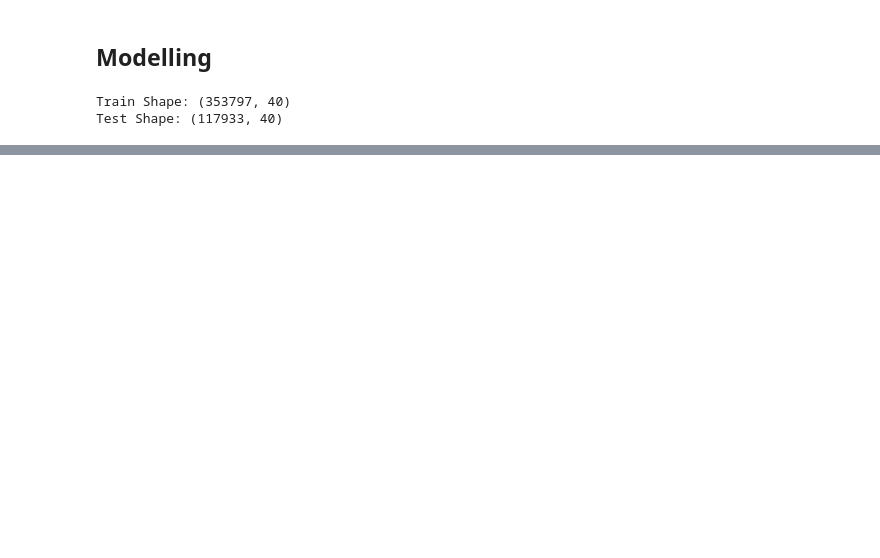
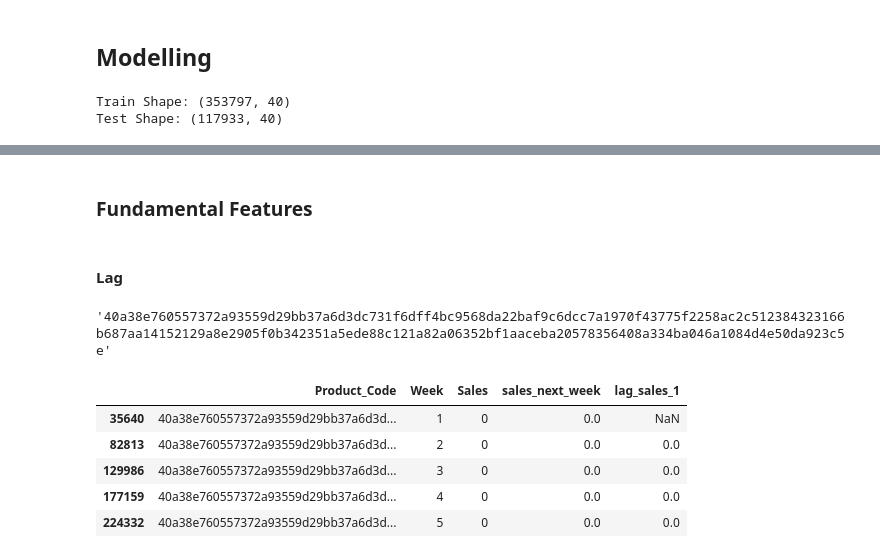
Before and after one commit to Leonel481/ENTEL_DATATHON, a Jupyter notebook: Notebook_Richard.ipynb, the cells around one changed output, grey strips where cells are left out. Cells and saved outputs as stored; diff of their text form; code cells hidden in the pictures; blank space fills up the shorter version.

```diff
--- a/Notebook_Richard.ipynb
+++ b/Notebook_Richard.ipynb
@@ -373,0 +459,4 @@ FloatingPointError: overflow encountered in square
+# %%
+split_point = 40
+melt_train = melt[melt['Week'] < split_point].copy()
+melt_valid = melt[melt['Week'] >= split_point].copy()
@@ -373,0 +507,4 @@ FloatingPointError: overflow encountered in square
+# %% [markdown]
+### Fundamental Features
+# %% [markdown]
+#### Lag
@@ -373,0 +513,13 @@ FloatingPointError: overflow encountered in square
+# %%
+melt_train.iloc[12825,0]
+# %% [output]
+'40a38e760557372a93559d29bb37a6d3dc731f6dff4bc9568da22baf9c6dcc7a1970f43775f2258ac2c512384323166b687aa14152129a8e2905f0b342351a5ede88c121a82a06352bf1aaceba20578356408a334ba046a1084d4e50da923c5e'
+# %%
+melt_train[melt_train['Product_Code'] == "40a38e760557372a93559d29bb37a6d3dc731f6dff4bc9568da22baf9c6dcc7a1970f43775f2258ac2c512384323166b687aa14152129a8e2905f0b342351a5ede88c121a82a06352bf1aaceba20578356408a334ba046a1084d4e50da923c5e"].head()
+# %% [output]
+|  | Product_Code | Week | Sales | sales_next_week | lag_sales_1 |
+| 35640 | 40a38e760557372a93559d29bb37a6d3d... | 1 | 0 | 0.0 | NaN |
+| 82813 | 40a38e760557372a93559d29bb37a6d3d... | 2 | 0 | 0.0 | 0.0 |
+| 129986 | 40a38e760557372a93559d29bb37a6d3d... | 3 | 0 | 0.0 | 0.0 |
+| 177159 | 40a38e760557372a93559d29bb37a6d3d... | 4 | 0 | 0.0 | 0.0 |
+| 224332 | 40a38e760557372a93559d29bb37a6d3d... | 5 | 0 | 0.0 | 0.0 |
```
Also changed, not shown: parts of 67 cells of this notebook.
